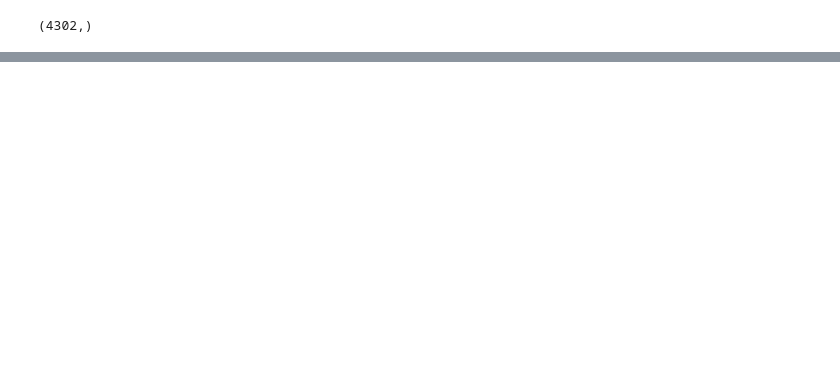
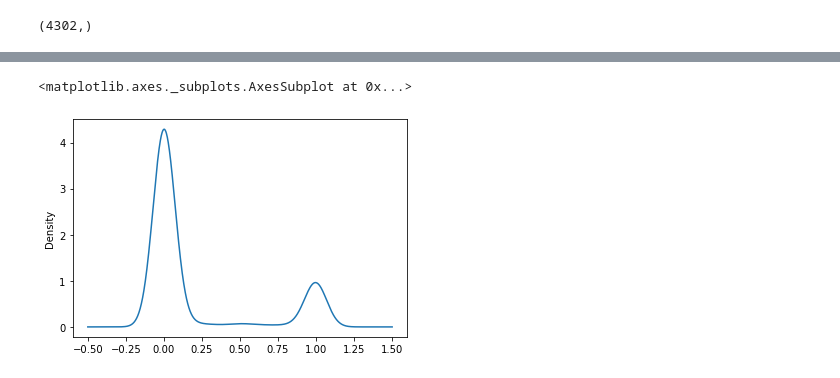
Before and after one commit to aminkhod/DDI-Project, a Jupyter notebook: Predicting and understanding comprehensive drug-drug/CNN on triple DDI.ipynb, the cells around one changed output, grey strips where cells are left out. Saved outputs shown, nothing was run; the diff lists cells and outputs as text; code cells hidden in the pictures; blank space fills up the shorter version.

```diff
--- a/Predicting and understanding comprehensive drug-drug/CNN on triple DDI.ipynb
+++ b/Predicting and understanding comprehensive drug-drug/CNN on triple DDI.ipynb
@@ -279,0 +276,5 @@ The tick2On function was deprecated in Matplotlib 3.1 and will be removed in 3.3
+# %%
+pd.DataFrame(predit).iloc[:,0].plot.density()
+# %% [output]
+<matplotlib.axes._subplots.AxesSubplot at 0x...>
+[figure, added]
```
Also changed, not shown: parts of 20 cells of this notebook, 21 other files.
